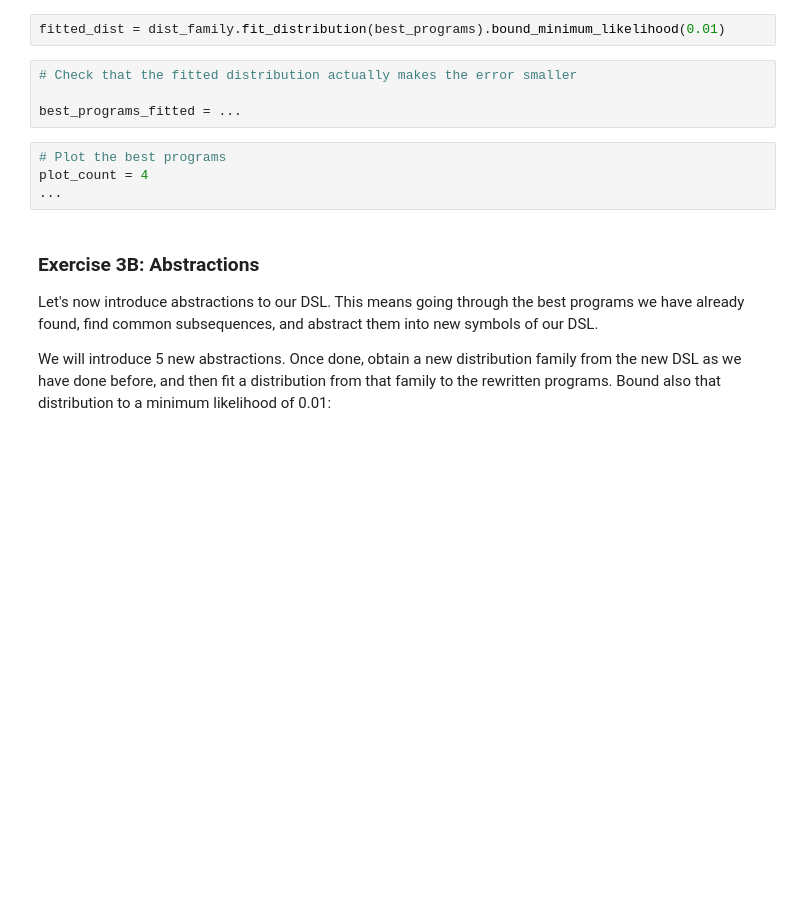
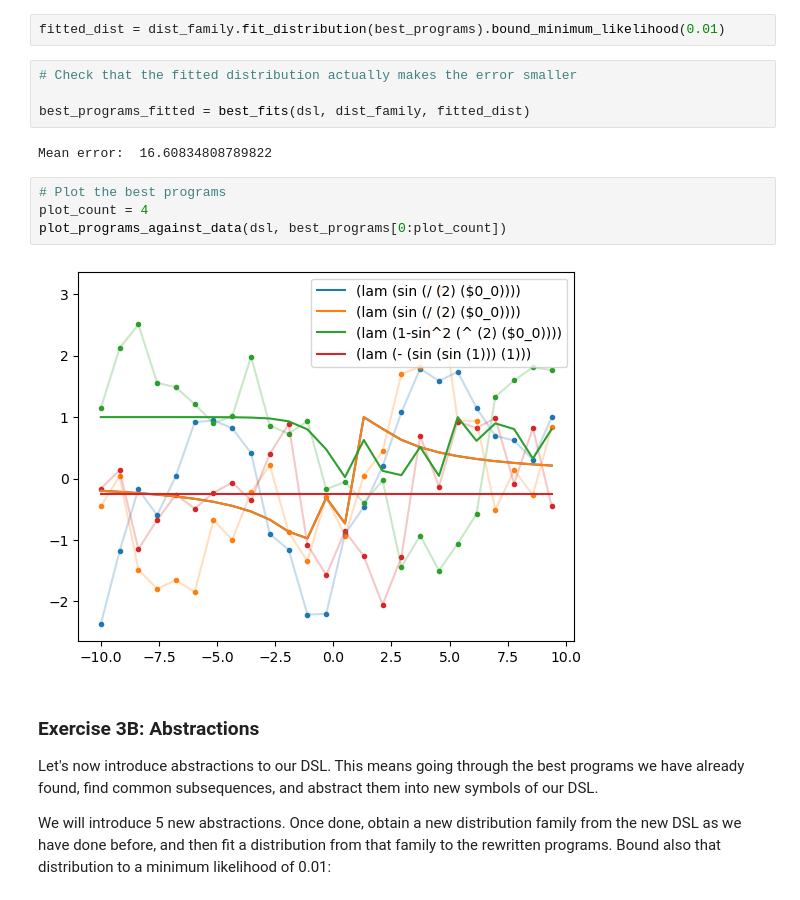
Before and after one commit to marhanse/NeuroSymAI, a Jupyter notebook: ass2_library_learning.ipynb, the cells around one changed output. Saved outputs shown, nothing was run; the diff lists cells and outputs as text; blank space fills up the shorter version.

```diff
--- a/ass2_library_learning.ipynb
+++ b/ass2_library_learning.ipynb
@@ -338,11 +349,15 @@ fitted_dist = dist_family.fit_distribution(best_programs).bound_minimum_likeliho
 # %%
 # Check that the fitted distribution actually makes the error smaller
 
-best_programs_fitted = ...
+best_programs_fitted = best_fits(dsl, dist_family, fitted_dist)
+# %% [output]
+Mean error:  16.60834808789822
 # %%
 # Plot the best programs
 plot_count = 4
-...
+plot_programs_against_data(dsl, best_programs[0:plot_count])
+# %% [output]
+[figure, added]
 # %% [markdown]
 ### Exercise 3B: Abstractions
 
```
Also changed, not shown: parts of 19 cells of this notebook.
